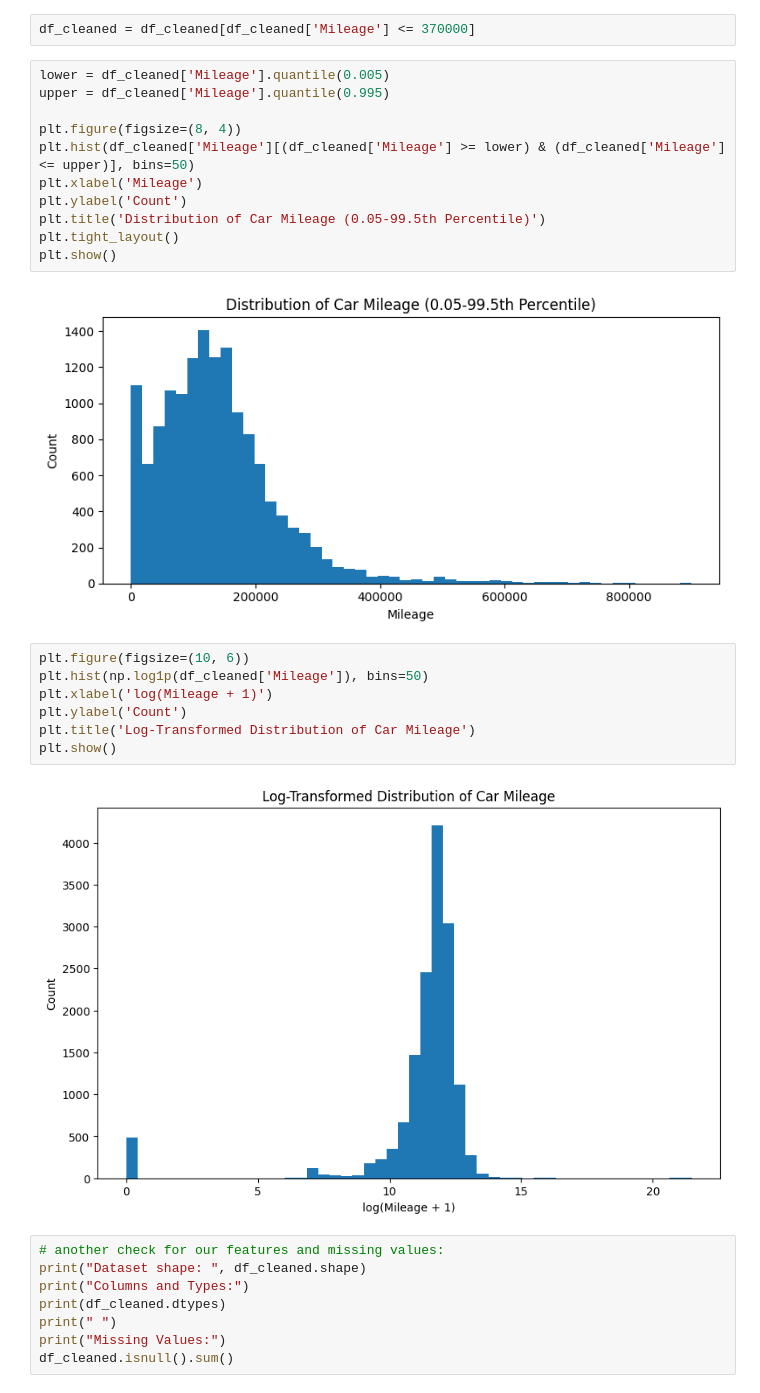
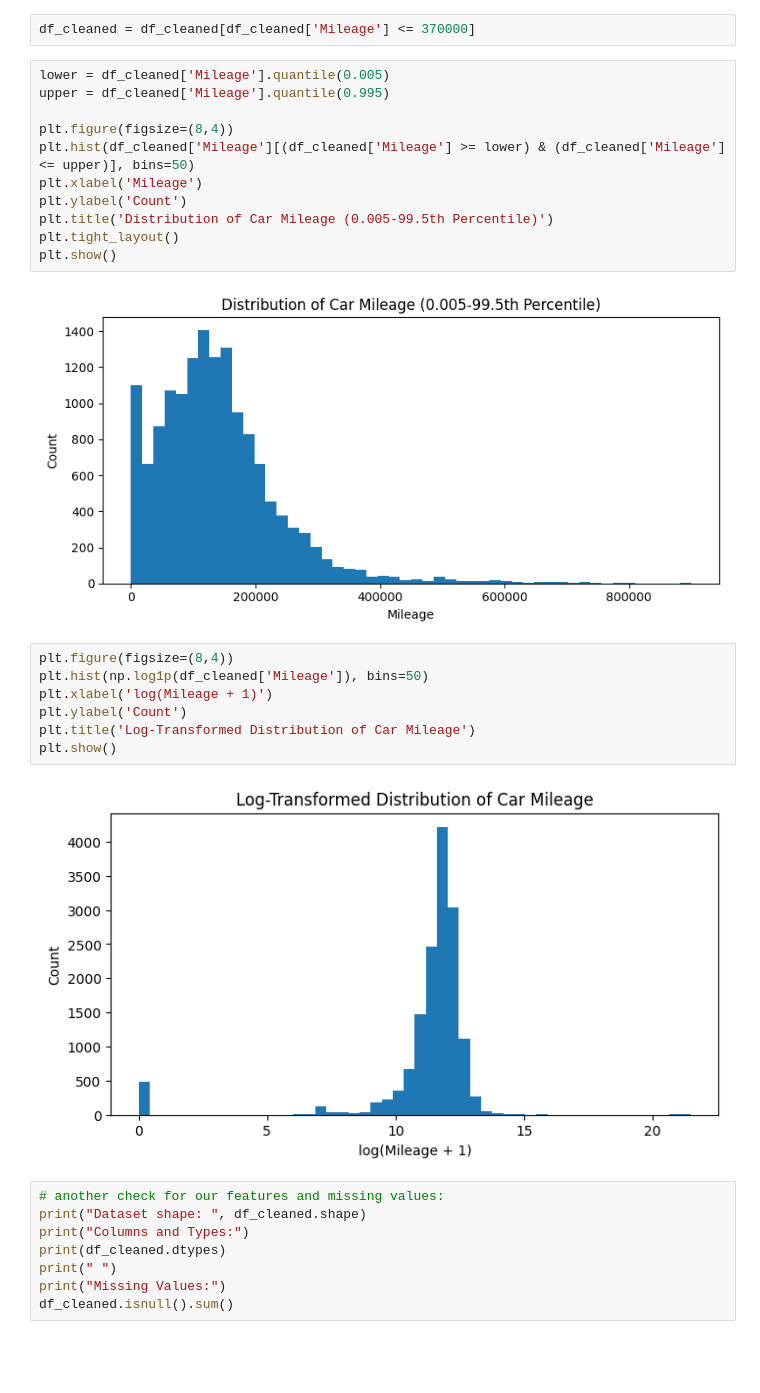
Before and after one commit to Harborg1/Model-Based-ML, a Jupyter notebook: model_based_ml_project.ipynb, the cells around one changed output. Drawn from its saved outputs; the diff is of its cells as text; blank space fills up the shorter version.

```diff
--- a/model_based_ml_project.ipynb
+++ b/model_based_ml_project.ipynb
@@ -383,24 +384,24 @@ df_cleaned = df_cleaned[df_cleaned['Mileage'] <= 370000]
 lower = df_cleaned['Mileage'].quantile(0.005)
 upper = df_cleaned['Mileage'].quantile(0.995)
 
-plt.figure(figsize=(8, 4))
+plt.figure(figsize=(8,4))
 plt.hist(df_cleaned['Mileage'][(df_cleaned['Mileage'] >= lower) & (df_cleaned['Mileage'] <= upper)], bins=50)
 plt.xlabel('Mileage')
 plt.ylabel('Count')
-plt.title('Distribution of Car Mileage (0.05-99.5th Percentile)')
+plt.title('Distribution of Car Mileage (0.005-99.5th Percentile)')
 plt.tight_layout()
 plt.show()
 # %% [output]
-[figure, old version]
+[figure, new version]
 # %%
-plt.figure(figsize=(10, 6))
+plt.figure(figsize=(8,4))
 plt.hist(np.log1p(df_cleaned['Mileage']), bins=50)
 plt.xlabel('log(Mileage + 1)')
 plt.ylabel('Count')
 plt.title('Log-Transformed Distribution of Car Mileage')
 plt.show()
 # %% [output]
-[figure, old version]
+[figure, new version]
 # %%
 # another check for our features and missing values:
 print("Dataset shape: ", df_cleaned.shape)
```
Also changed, not shown: parts of 4 cells of this notebook, 1 other file.
